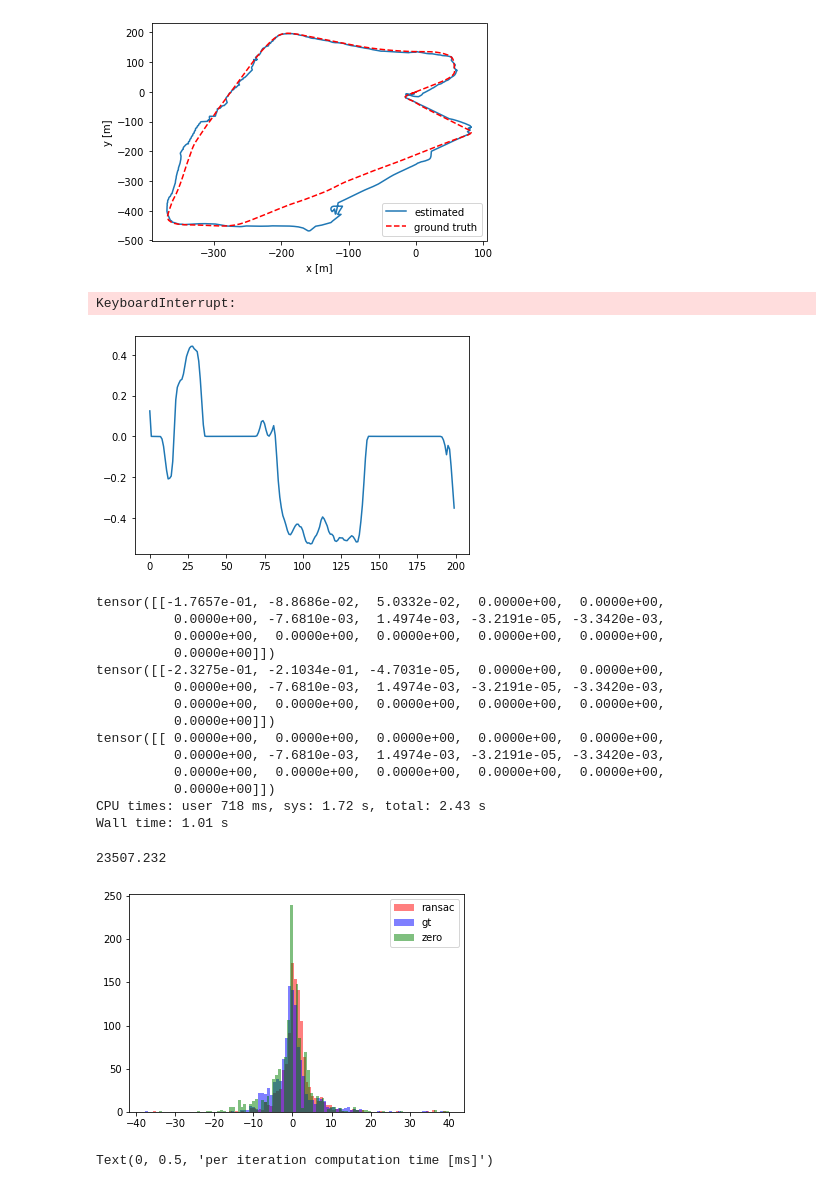
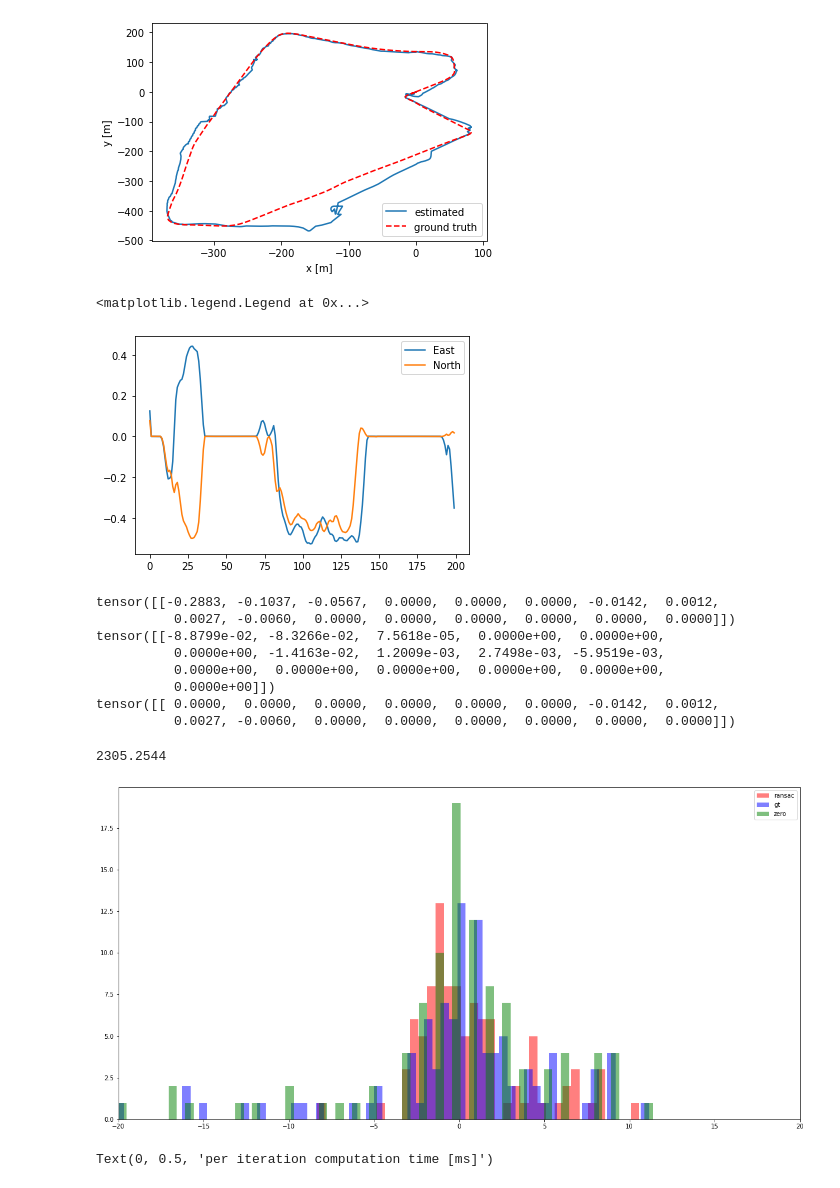
Before and after one commit to Stanford-NavLab/DDUncertaintyFilter, a Jupyter notebook: notebooks/05_31_22_DD_filter.ipynb, the cells around one changed output. Saved outputs shown, nothing was run; the diff lists cells and outputs as text; code cells hidden in the pictures.

```diff
--- a/notebooks/05_31_22_DD_filter.ipynb
+++ b/notebooks/05_31_22_DD_filter.ipynb
@@ -249,3 +245,10 @@ plot_loss(opt_state_dict_list, window_size=500)
 [figure]
 # %% [markdown]
 ## Evaluate and Visualize
+# %%
+import pickle
+# Load recorded data from file
+print("Loading recorded data... ", 'data/recorded_data.pkl')
+with open('../scripts/data/recorded_data.pkl', 'rb') as f:
+    recorded_data = pickle.load(f)
+print(len(recorded_data['state_means']))
@@ -252,4 +258,11 @@ plot_loss(opt_state_dict_list, window_size=500)
 # %%
+tmax = T
+
 estimated_states = torch.zeros(T, state_dim)
-for i, t in tqdm(enumerate(range(T_start+IMU_rate_div, T, IMU_rate_div))):
+num_hypotheses = recorded_data['state_means'][0].shape[0]
+state_means = torch.zeros(T, num_hypotheses, state_dim)
+state_covariance = torch.eye(state_dim).reshape(1, 1, state_dim, state_dim).expand(T, num_hypotheses, state_dim, state_dim)
+for i, t in enumerate(range(T_start+IMU_rate_div, T, IMU_rate_div)):
     estimated_states[t, :] = recorded_data['estimated_states'][i][0, :]
+    state_means[t, :, :] = recorded_data['state_means'][i]
+    state_covariance[t, :, :, :] = recorded_data['state_covariance'][i]
@@ -394,8 +428,8 @@ plt.plot([gt_pos_delta(imu_to_vo_idx(gt_to_imu_idx(t)))[0] for t in range(traj_i
 plt.plot([gt_pos_delta(imu_to_vo_idx(gt_to_imu_idx(t)))[1] for t in range(traj_idx, traj_idx + 200)], label='North')
 plt.legend()
 # %% [output]
-KeyboardInterrupt:
+<matplotlib.legend.Legend at 0x...>
-[figure, old version]
+[figure, new version]
 # %%
 def scale_line_search(vel):
     # Project 3D points to image plane
@@ -409,13 +443,11 @@ def scale_line_search(vel):
 scales = np.arange(0.0, 0.2, 0.01)
 plt.plot([scale for scale in scales], [scale_line_search(np.array([-scale, 0.0, -0.215])) for scale in scales])
 # %%
-%%time
-
 # UNITTEST: Experiments for debugging visual odometry landmarks
 
-vo_idx = imu_to_vo_idx(gt_to_imu_idx(traj_idx + 110))
+vo_idx = imu_to_vo_idx(gt_to_imu_idx(traj_idx + 111))
 
-landmark_3d, pixel_2d, K, ransac_R, ransac_t = load_vo_data(vo_idx, vo_data, size=1000, error_level=100.0)
+landmark_3d, pixel_2d, K, ransac_R, ransac_t = load_vo_data(vo_idx, vo_data, size=50, error_level=100.0)
 
 def scale_line_search(scale):
     tmp_gt_delta = gt_pos_delta(vo_idx)
@@ -452,53 +484,49 @@ def scale_line_search(scale):
     print(tmp_state-prev_state)
 #     fname_gt = f'tmp_res_gt_{vo_idx}'
 
-    test_filter.update_vo(landmark_std=100.0, landmarks=landmark_3d, intrinsic=K, scale=1.0, prev_state=prev_state, linearization_point=pixel_2d.reshape(1, -1))
+    test_filter.update_vo(landmark_std=100.0, landmarks=landmark_3d, intrinsic=K, scale=scale, prev_state=prev_state, linearization_point=pixel_2d.reshape(1, -1))
     expected_observation, R = test_filter.measurement_model(tmp_state)
     abs_res_gt = (expected_observation - pixel_2d.reshape(1, -1)).numpy()
 
-    estimated_state = test_filter(controls=None, observations=pixel_2d.reshape(1, -1))
+#     estimated_state = test_filter(controls=None, observations=pixel_2d.reshape(1, -1))
 
     tmp_state[:, :3] = torch.zeros(3)
     print(tmp_state-prev_state)
 #     fname_gt = f'tmp_res_gt_{vo_idx}'
 
-    test_filter.update_vo(landmark_std=100.0, landmarks=landmark_3d, intrinsic=K, scale=1.0, prev_state=prev_state, linearization_point=pixel_2d.reshape(1, -1))
+    test_filter.update_vo(landmark_std=100.0, landmarks=landmark_3d, intrinsic=K, scale=scale, prev_state=prev_state, linearization_point=pixel_2d.reshape(1, -1))
     expected_observation, R = test_filter.measurement_model(tmp_state)
     abs_res_zero = (expected_observation - pixel_2d.reshape(1, -1)).numpy()
 
 #     abs_res[abs_res > 5] = 0.0
+    plt.figure(figsize=(20, 10))
     plt.hist(abs_res_ransac.flatten(), alpha=0.5, label='ransac', color='red', bins=100)
     plt.hist(abs_res_gt.flatten(), alpha=0.5, label='gt', color='blue', bins=100)
     plt.hist(abs_res_zero.flatten(), alpha=0.5, label='zero', color='green', bins=100)
+    plt.xlim((-20, 20))
     plt.legend()
 
 #     np.save(fname_ransac, abs_res_ransac.flatten())
 #     np.save(fname_gt, abs_res_gt.flatten())
 
 
 #     val = np.square(abs_res_gt).sum() - np.square(abs_res_ransac).sum()
     val = np.square(abs_res_ransac).sum()
     return val
 
 # plt.plot([scale_line_search(0.5 + i/10) for i in tqdm(range(100))])
-scale_line_search(0.5)
+scale_line_search(0.2)
 # %% [output]
-tensor([[-1.7657e-01, -8.8686e-02,  5.0332e-02,  0.0000e+00,  0.0000e+00,
-          0.0000e+00, -7.6810e-03,  1.4974e-03, -3.2191e-05, -3.3420e-03,
+tensor([[-0.2883, -0.1037, -0.0567,  0.0000,  0.0000,  0.0000, -0.0142,  0.0012,
+          0.0027, -0.0060,  0.0000,  0.0000,  0.0000,  0.0000,  0.0000,  0.0000]])
+tensor([[-8.8799e-02, -8.3266e-02,  7.5618e-05,  0.0000e+00,  0.0000e+00,
+          0.0000e+00, -1.4163e-02,  1.2009e-03,  2.7498e-03, -5.9519e-03,
           0.0000e+00,  0.0000e+00,  0.0000e+00,  0.0000e+00,  0.0000e+00,
           0.0000e+00]])
-tensor([[-2.3275e-01, -2.1034e-01, -4.7031e-05,  0.0000e+00,  0.0000e+00,
-          0.0000e+00, -7.6810e-03,  1.4974e-03, -3.2191e-05, -3.3420e-03,
-          0.0000e+00,  0.0000e+00,  0.0000e+00,  0.0000e+00,  0.0000e+00,
-          0.0000e+00]])
-tensor([[ 0.0000e+00,  0.0000e+00,  0.0000e+00,  0.0000e+00,  0.0000e+00,
-          0.0000e+00, -7.6810e-03,  1.4974e-03, -3.2191e-05, -3.3420e-03,
-          0.0000e+00,  0.0000e+00,  0.0000e+00,  0.0000e+00,  0.0000e+00,
-          0.0000e+00]])
-CPU times: user 718 ms, sys: 1.72 s, total: 2.43 s
-Wall time: 1.01 s
+tensor([[ 0.0000,  0.0000,  0.0000,  0.0000,  0.0000,  0.0000, -0.0142,  0.0012,
+          0.0027, -0.0060,  0.0000,  0.0000,  0.0000,  0.0000,  0.0000,  0.0000]])
-23507.232
+2305.2544
-[figure, old version]
+[figure, new version]
 # %%
 # create python dictionary with above values
 d = {
```
Also changed, not shown: parts of 7 cells of this notebook, 17 other files.
